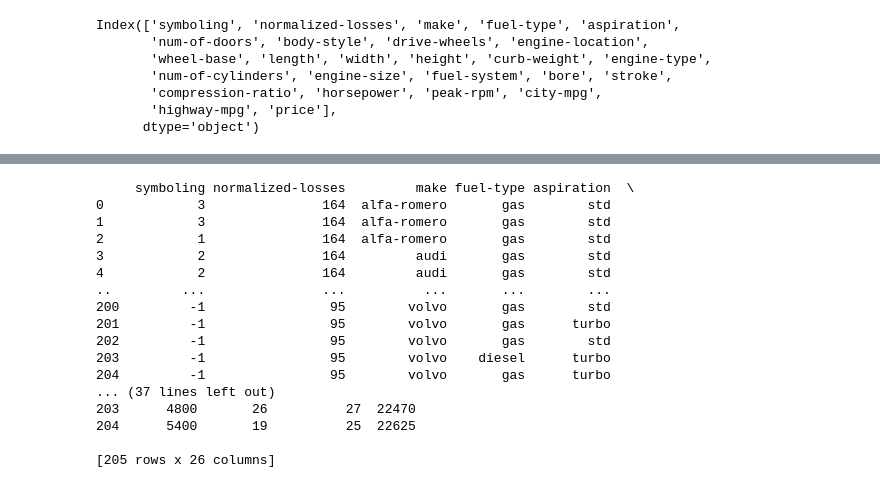
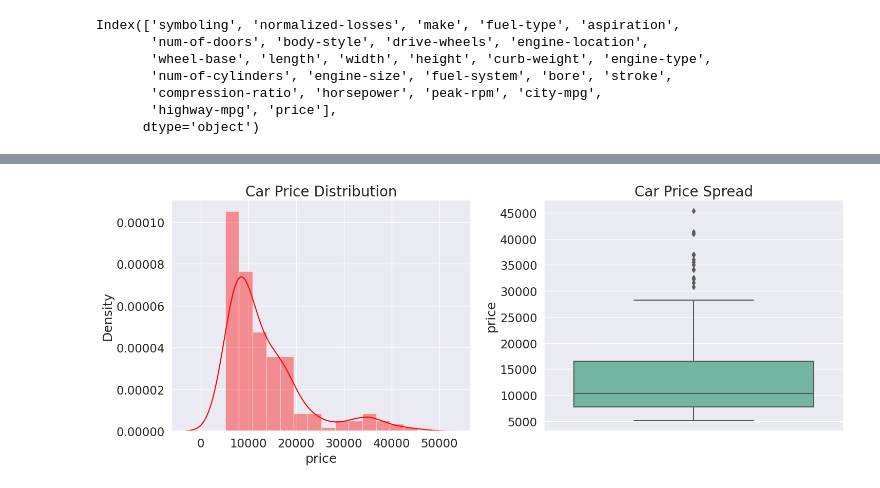
Before and after one commit to ShreeKeshavan/Car_price_prediction, a Jupyter notebook: Car_price_prediction.ipynb, the cells around one changed output, grey strips where cells are left out. Drawn from its saved outputs; the diff is of its cells as text; code cells hidden in the pictures.

```diff
--- a/Car_price_prediction.ipynb
+++ b/Car_price_prediction.ipynb
@@ -590,3 +162,5 @@ Name: price, Length: 187, dtype: int64
+# %%
+df.drop('normalized-losses',axis=1,inplace=True)
 # %%
 #converting "?" values to null
 df.replace("?", np.nan, inplace=True)
@@ -593,3 +172,5 @@ df.replace("?", np.nan, inplace=True)
+# %%
+df = df.fillna(method='ffill')
 # %%
 df.isnull().sum()
 # %% [output]
@@ -618,2 +193,0 @@ df.isnull().sum().sum()
-# %%
-df = df.fillna(method='bfill')
@@ -624,3 +216,11 @@ df.isnull().sum().sum()
+# %%
+columns_to_convert_int = df[['horsepower','peak-rpm']]
+for col in columns_to_convert_int:
+    df[col] = df[col].astype(int)
+
+columns_to_convert_float = df[['bore','stroke','price']]
+for col in columns_to_convert_float:
+    df[col] = df[col].astype(float)
 # %%
 df.info()
 # %% [output]
@@ -644,20 +244,13 @@ memory usage: 41.8+ KB
-# %%
-print(df)
-# %% [output]
-     symboling normalized-losses         make fuel-type aspiration  \
-0            3               164  alfa-romero       gas        std
-1            3               164  alfa-romero       gas        std
-2            1               164  alfa-romero       gas        std
-3            2               164         audi       gas        std
-4            2               164         audi       gas        std
-..         ...               ...          ...       ...        ...
-200         -1                95        volvo       gas        std
-201         -1                95        volvo       gas      turbo
-202         -1                95        volvo       gas        std
-203         -1                95        volvo    diesel      turbo
-204         -1                95        volvo       gas      turbo
-... (37 lines left out)
-203      4800       26          27  22470
-204      5400       19          25  22625
-
-[205 rows x 26 columns]
+# %%
+plt.figure(figsize=(15,6))
+plt.subplot(1,2,1)
+sns.distplot(df["price"],color="red",kde=True)
+plt.title("Car Price Distribution",fontsize=20)
+
+plt.subplot(1,2,2)
+sns.boxplot(y=df["price"],palette="Set2")
+plt.title("Car Price Spread",fontsize=20)
+plt.tight_layout() # to adjusts the spacing between subplots
+plt.show()
+# %% [output]
+[figure, added]
```
Also changed, not shown: parts of 60 cells of this notebook.
